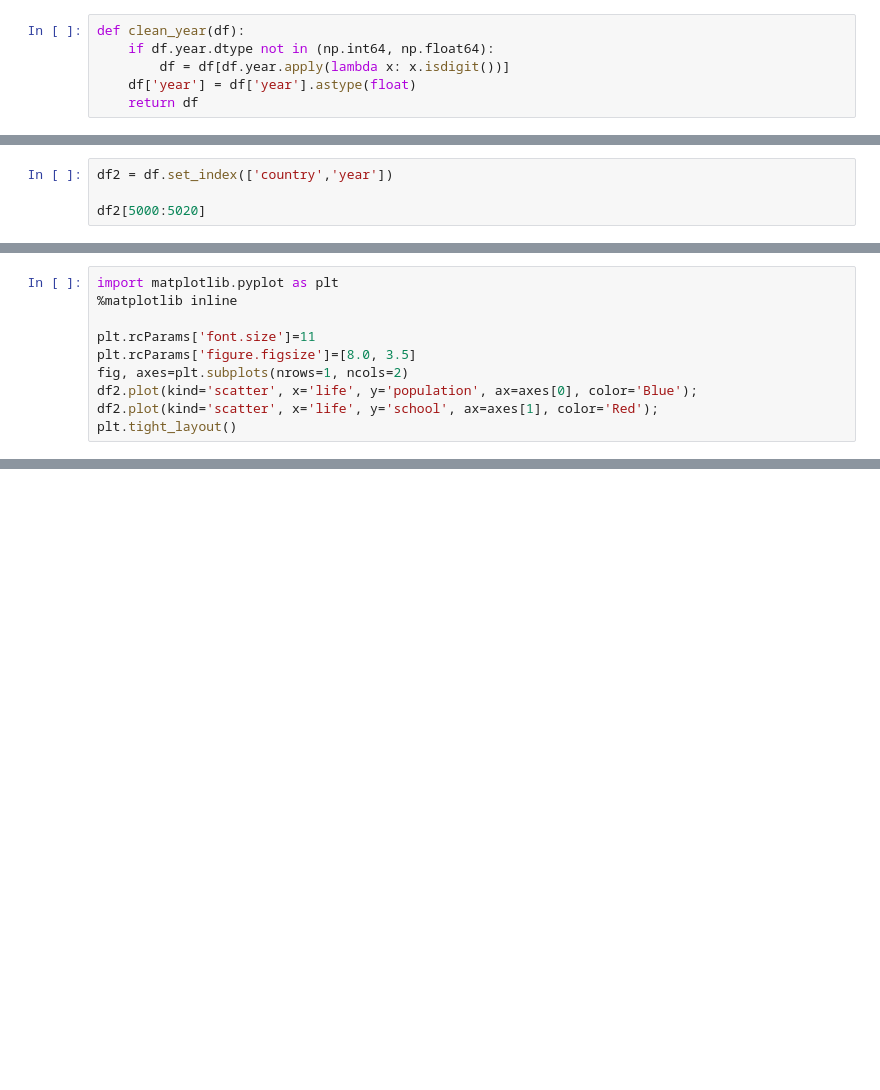
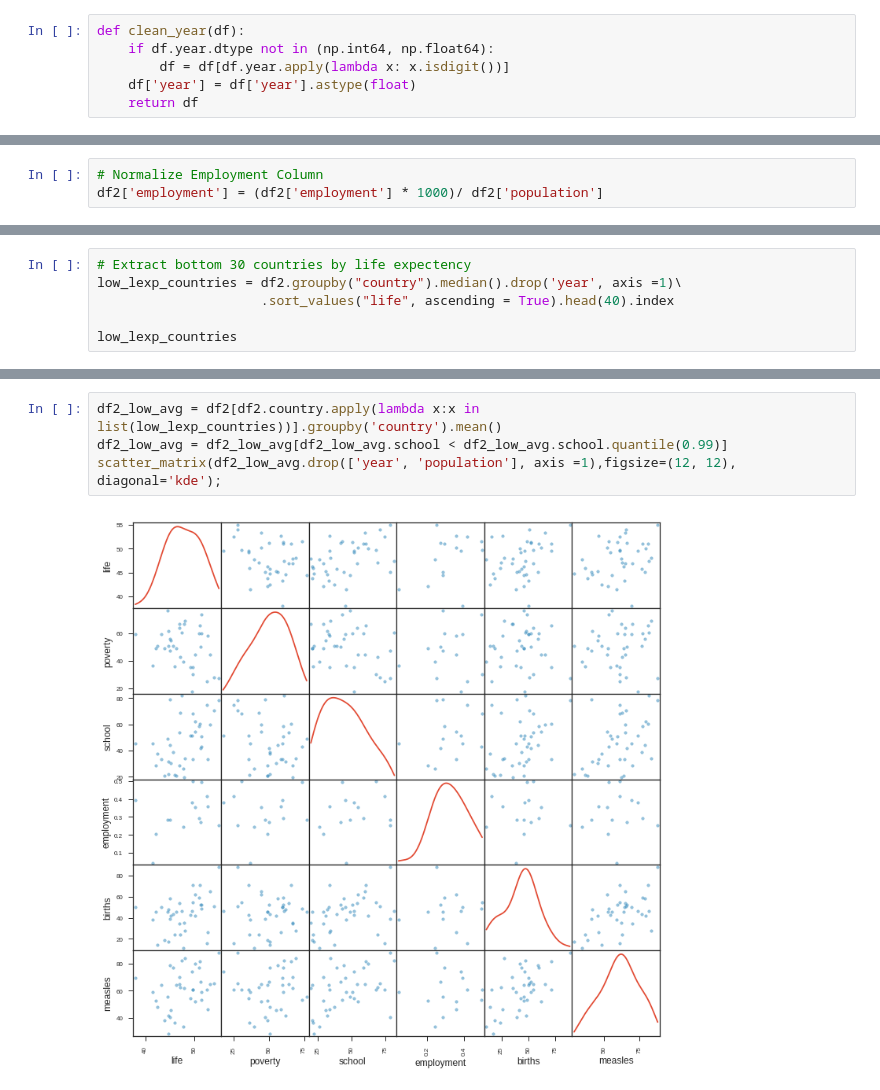
Before and after one commit to JustinTTL/Playing-with-Pandas, a Jupyter notebook: Analyze open data sets with pandas DataFrames.ipynb, the cells around one changed output, grey strips where cells are left out. Saved outputs shown, nothing was run; the diff lists cells and outputs as text; blank space fills up the shorter version.

```diff
--- a/Analyze open data sets with pandas DataFrames.ipynb
+++ b/Analyze open data sets with pandas DataFrames.ipynb
@@ -484,0 +530,3 @@ df.info()
+# %%
+# Normalize Employment Column
+df2['employment'] = (df2['employment'] * 1000)/ df2['population']
@@ -516,4 +550,0 @@ Run this cell to create a MultiIndex on the country and the year:
-# %%
-df2 = df.set_index(['country','year'])
-
-df2[5000:5020]
@@ -541,10 +562,0 @@ Run the following cell to create two scatter plots that relate the values of pop
-# %%
-import matplotlib.pyplot as plt
-%matplotlib inline
-
-plt.rcParams['font.size']=11
-plt.rcParams['figure.figsize']=[8.0, 3.5]
-fig, axes=plt.subplots(nrows=1, ncols=2)
-df2.plot(kind='scatter', x='life', y='population', ax=axes[0], color='Blue');
-df2.plot(kind='scatter', x='life', y='school', ax=axes[1], color='Red');
-plt.tight_layout()
@@ -573,0 +563,6 @@ scatter_matrix(dfgroup,figsize=(12, 12), diagonal='kde');
+# %%
+# Extract bottom 30 countries by life expectency
+low_lexp_countries = df2.groupby("country").median().drop('year', axis =1)\
+                     .sort_values("life", ascending = True).head(40).index
+
+low_lexp_countries
@@ -573,0 +579,6 @@ scatter_matrix(dfgroup,figsize=(12, 12), diagonal='kde');
+# %%
+df2_low_avg = df2[df2.country.apply(lambda x:x in list(low_lexp_countries))].groupby('country').mean()
+df2_low_avg = df2_low_avg[df2_low_avg.school < df2_low_avg.school.quantile(0.99)]
+scatter_matrix(df2_low_avg.drop(['year', 'population'], axis =1),figsize=(12, 12), diagonal='kde');
+# %% [output]
+[figure, added]
```
Also changed, not shown: parts of 21 cells of this notebook.
